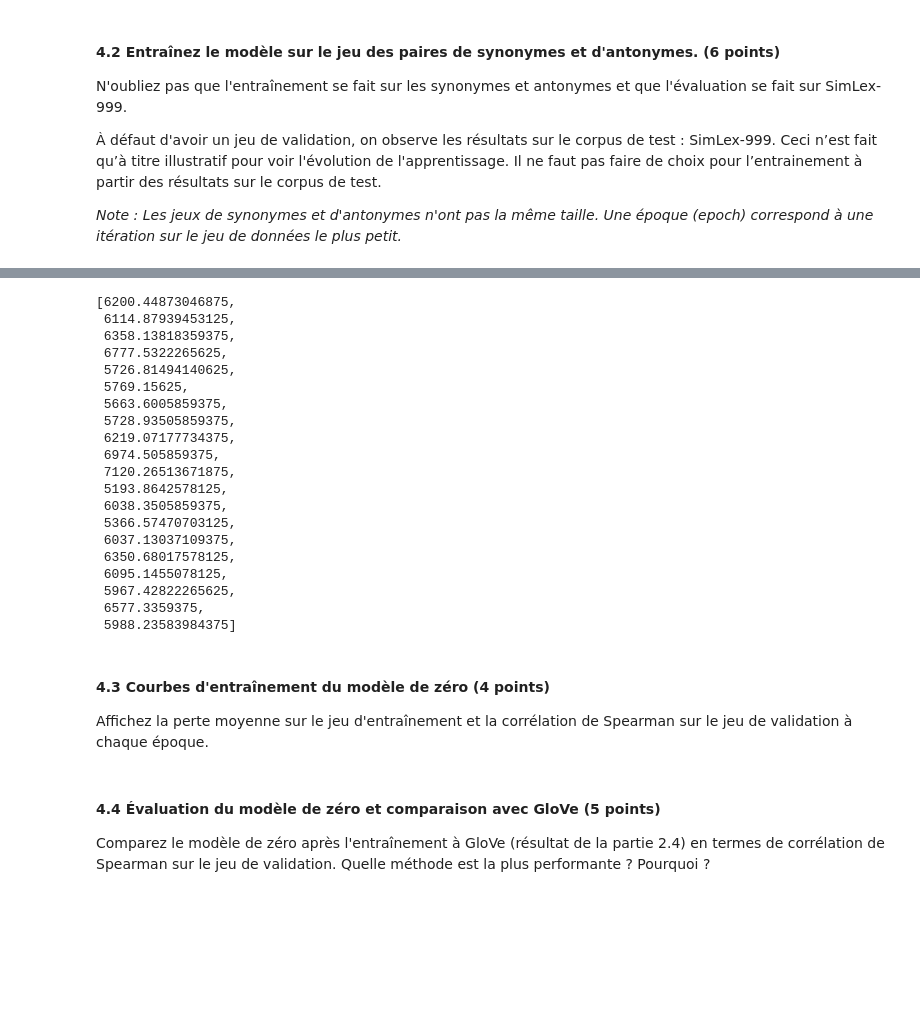
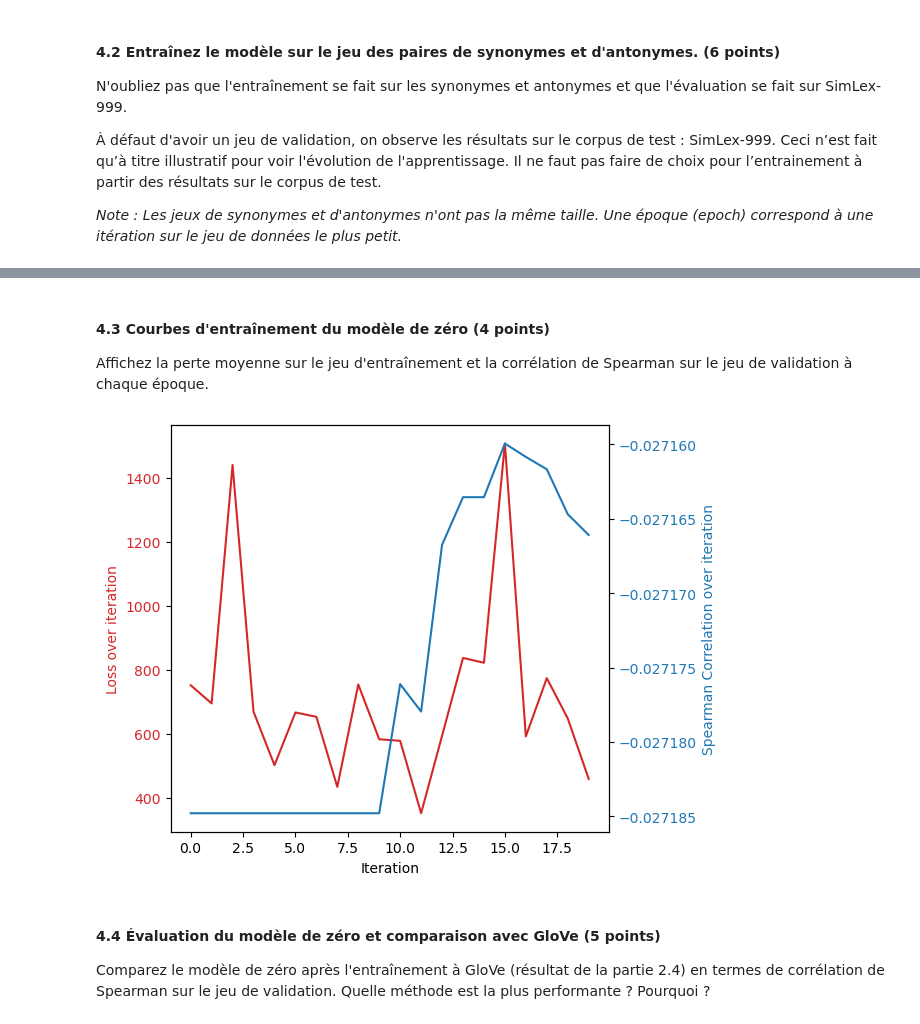
Before and after one commit to Kay1San/NLP-Labs, a Jupyter notebook: TP2/inf8460_A24_TP2_Énoncé.ipynb, the cells around one changed output, grey strips where cells are left out. Drawn from its saved outputs; the diff is of its cells as text; code cells hidden in the pictures; blank space fills up the shorter version.

```diff
--- a/TP2/inf8460_A24_TP2_Énoncé.ipynb
+++ b/TP2/inf8460_A24_TP2_Énoncé.ipynb
@@ -744,14 +744,14 @@ def antonym_cost(model, antonym_pairs, antonym_negatives):
     BSLenght = len(antonym_pairs)
     for i in range(BSLenght):
         # Get the embeddings and calculate the scalar product
-        xLtL = torch.dot(model.embeddings.weight[antonym_pairs[i][0],:],
-                         model.embeddings.weight[antonym_negatives[int(antonym_pairs[i][0])],:])
+        xLtL = ( model.embeddings.weight[antonym_pairs[i][0],:] *\
+                 model.embeddings.weight[antonym_negatives[int(antonym_pairs[i][0])],:] ).sum()
 
-        xLxR = torch.dot(model.embeddings.weight[antonym_pairs[i][0],:],
-                         model.embeddings.weight[antonym_pairs[i][1],:])
+        xLxR = ( model.embeddings.weight[antonym_pairs[i][0],:] *\
+                 model.embeddings.weight[antonym_pairs[i][1],:] ).sum()
 
-        xRtR = torch.dot(model.embeddings.weight[antonym_pairs[i][1],:],
-                         model.embeddings.weight[antonym_negatives[int(antonym_pairs[i][1])],:])
+        xRtR = ( model.embeddings.weight[antonym_pairs[i][1],:] *\
+                 model.embeddings.weight[antonym_negatives[int(antonym_pairs[i][1])],:] ).sum()
 
         A += torch.relu(model.margin_minus + xLxR - xLtL) +\
              torch.relu(model.margin_minus + xLxR - xRtR)
@@ -871,9 +871,9 @@ Nous allons maintenant entraîner le modèle de zéro, sans utiliser les plongem
 # %%
 # Hyperparamètres, optimiseur et DataLoader
 
-BATCH_SIZE = 64
+BATCH_SIZE = 10
 NUM_EPOCHS = 20
-LEARNING_RATE = 5e-2
+LEARNING_RATE = 5e-4
 
 device = 'cuda' if torch.cuda.is_available() else 'cpu'
 
@@ -888,7 +892,6 @@ ant_data_loader = DataLoader(train_ant_tensor, batch_size=BATCH_SIZE, shuffle=Tr
 # %% [markdown]
 #### 4.1 Complétez la cellule suivante pour créer le modèle de zéro `model_zero`, à partir d'une matrice de plongements aléatoire. (1 point)
 # %%
-model_zero = None
 random_seed = 0
 random_generator = torch.Generator(device=device).manual_seed(random_seed)
 
@@ -896,7 +899,11 @@ embeddings_size = glove_embeddings.size()
 random_init_embeddings = torch.randn(embeddings_size, generator=random_generator, device=device)
 
 
-model_zero = ContrastiveWordEmbeddingModel(random_init_embeddings,device)
+model_zero = ContrastiveWordEmbeddingModel(random_init_embeddings,
+                                           device,
+                                           margin_plus = .5,
+                                           margin_minus = .5,
+                                           regularization= 0)
 
 optimizer = optim.Adam(model_zero.parameters(), lr=LEARNING_RATE)
 # %% [markdown]
@@ -937,24 +948,0 @@ After training, Spearman Correlation: -0.0272
-# %%
-losses = [float(l) for l in losses]
-losses
-# %% [output]
-[6200.44873046875,
- 6114.87939453125,
- 6358.13818359375,
- 6777.5322265625,
- 5726.81494140625,
- 5769.15625,
- 5663.6005859375,
- 5728.93505859375,
- 6219.07177734375,
- 6974.505859375,
- 7120.26513671875,
- 5193.8642578125,
- 6038.3505859375,
- 5366.57470703125,
- 6037.13037109375,
- 6350.68017578125,
- 6095.1455078125,
- 5967.42822265625,
- 6577.3359375,
- 5988.23583984375]
@@ -968,3 +989,24 @@ Affichez la perte moyenne sur le jeu d'entraînement et la corrélation de Spear
+# %%
+# Create some mock data
+fig, ax1 = plt.subplots()
+
+color = 'tab:red'
+ax1.plot(losses, color=color)
+ax1.set_xlabel("Iteration")
+ax1.set_ylabel("Loss over iteration", color = color)
+ax1.tick_params(axis='y', labelcolor=color)
+
+ax2 = ax1.twinx()  # instantiate a second Axes that shares the same x-axis
+
+color = 'tab:blue'
+ax2.plot(spearman_corrList, color=color)
+ax2.set_ylabel("Spearman Correlation over iteration",color = color)
+ax2.tick_params(axis='y', labelcolor=color)
+
+fig.tight_layout()  # otherwise the right y-label is slightly clipped
+plt.show()
+# %% [output]
+[figure, added]
 # %% [markdown]
 #### 4.4 Évaluation du modèle de zéro et comparaison avec GloVe (5 points)
 
```
Also changed, not shown: parts of 13 cells of this notebook.
